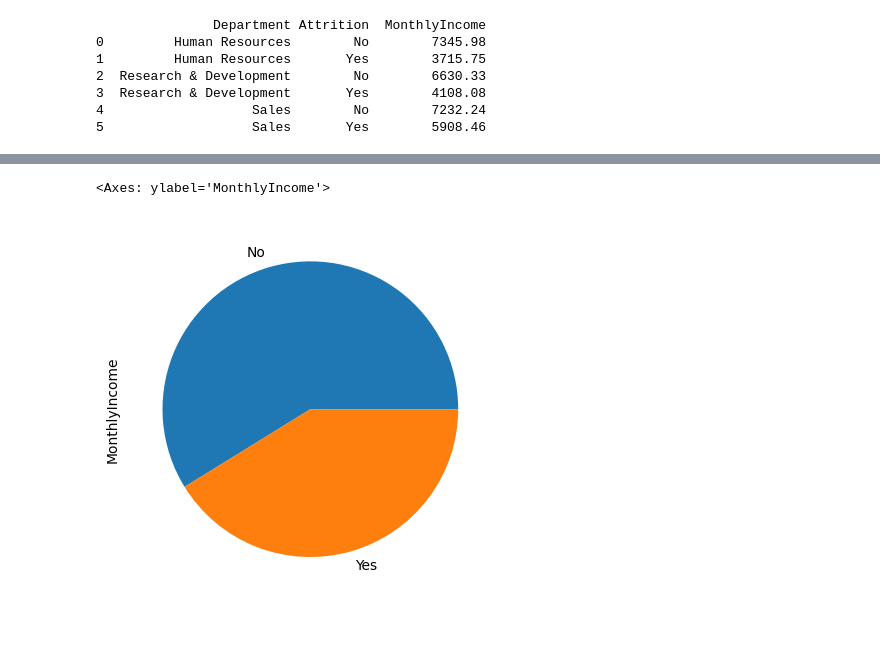
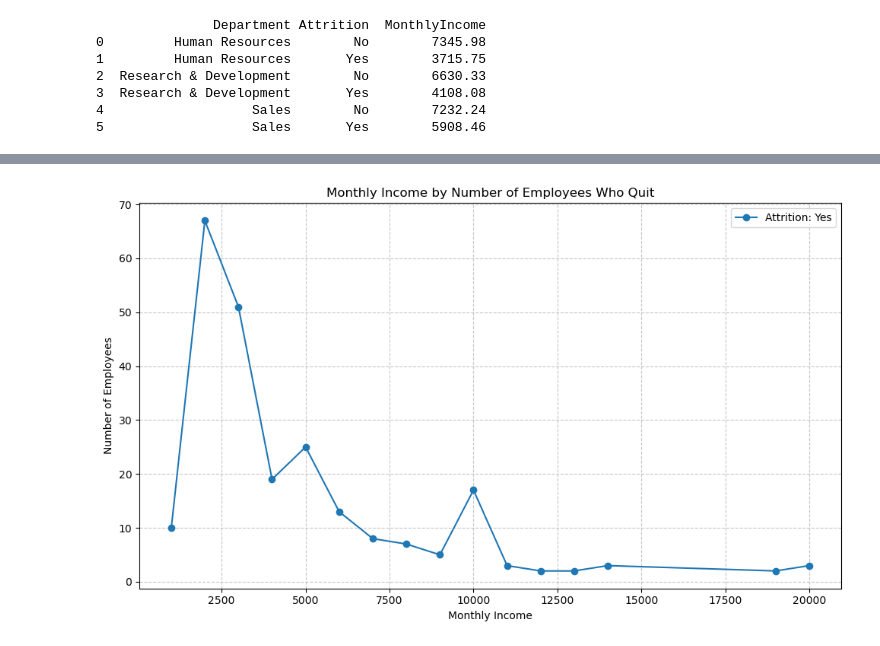
Before and after one commit to Amer4r/group-project-1, a Jupyter notebook: monthly_income_and_attrition.ipynb, the cells around one changed output, grey strips where cells are left out. Cells and saved outputs as stored; diff of their text form; code cells hidden in the pictures.

```diff
--- a/monthly_income_and_attrition.ipynb
+++ b/monthly_income_and_attrition.ipynb
@@ -247,7 +250,26 @@ plt.show()
-# %%
-inc_att = outliers_iqr.groupby('Attrition')['MonthlyIncome'].mean()
-
-inc_att.plot(kind='pie')
-# %% [output]
-<Axes: ylabel='MonthlyIncome'>
-[figure, removed]
+# %%
+# Plotting the number of employees and monthly income by attrition
+rate_att = filtered_outliers.groupby(['MonthlyIncome', 'Attrition']).size().reset_index(name='Counts')
+
+# Round the monthly income to the nearest thousand
+rate_att['MonthlyIncome'] = rate_att['MonthlyIncome'].round(-3)
+
+# Group data by rounded monthly income and attrition status, and calculate counts
+rate_att = rate_att.groupby(['MonthlyIncome', 'Attrition']).sum().reset_index()
+
+# Plot the line plot using Matplotlib
+plt.figure(figsize=(10, 6))
+attrition_yes = rate_att[rate_att['Attrition'] == 'Yes']
+
+plt.plot(attrition_yes['MonthlyIncome'], attrition_yes['Counts'], label='Attrition: Yes', marker='o')
+
+plt.title('Monthly Income by Number of Employees Who Quit')
+plt.xlabel('Monthly Income')
+plt.ylabel('Number of Employees')
+plt.legend()
+plt.grid(True, linestyle='--', alpha=0.7)
+plt.tight_layout()
+plt.savefig('monthly_income_output/monthly_income_counts.png')
+plt.show()
+# %% [output]
+[figure, added]
```
Also changed, not shown: parts of 9 cells of this notebook, 6 other files.
